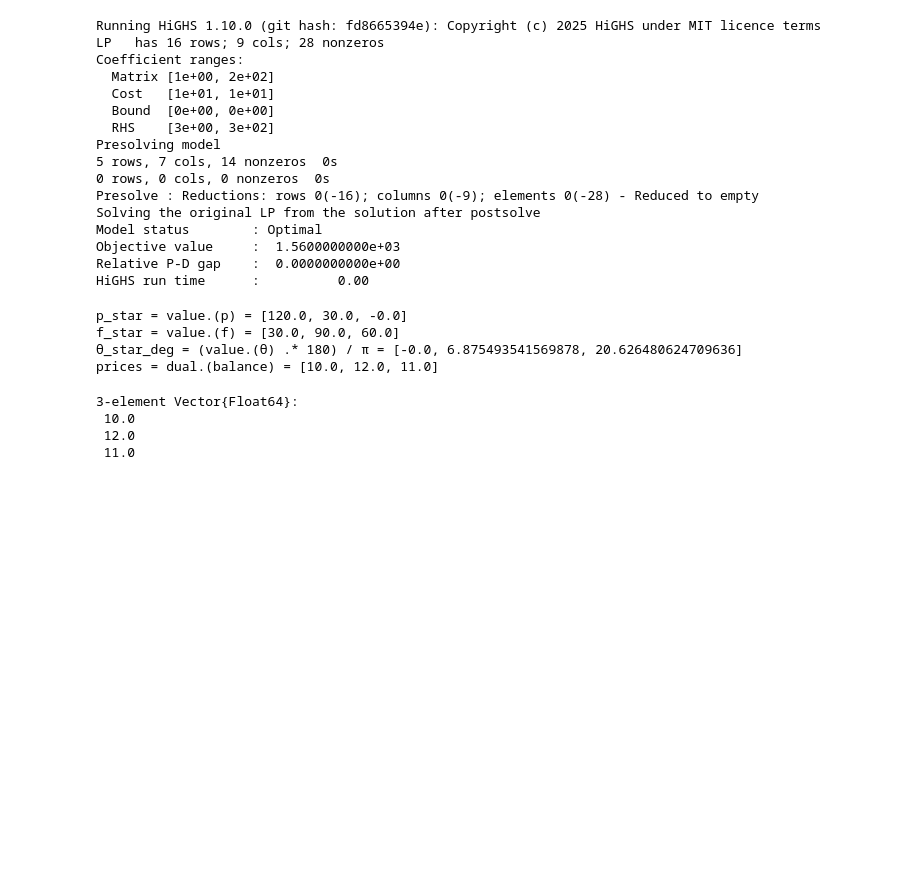
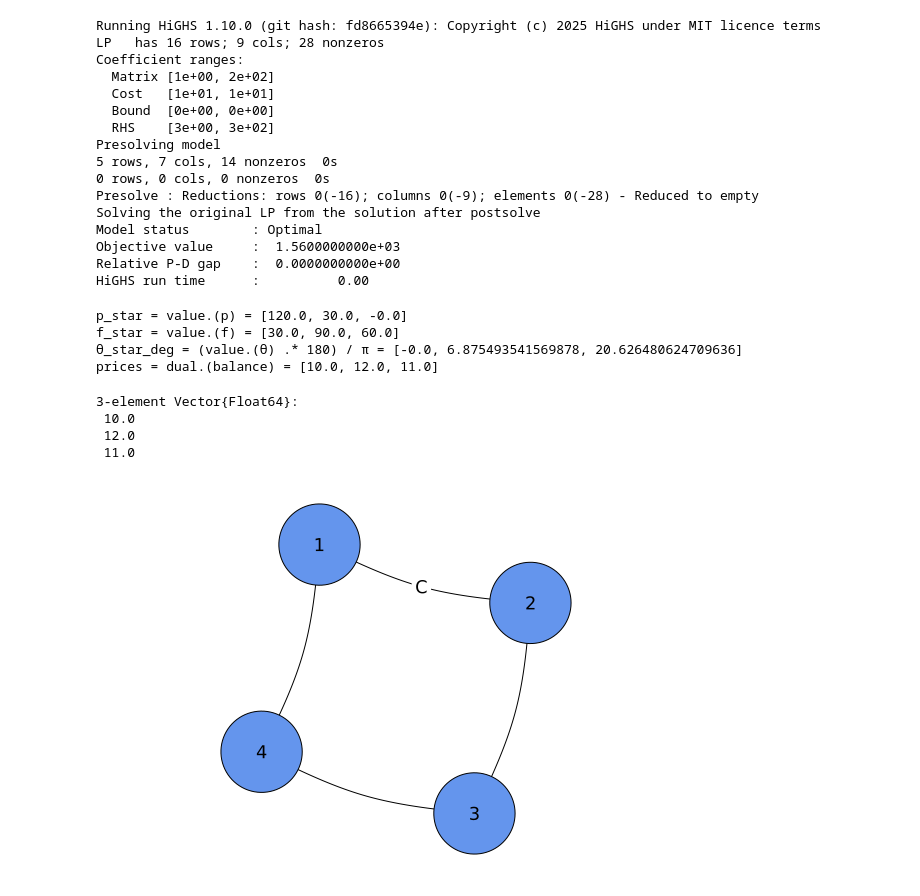
Before and after one commit to ne-pearl/sea-grid, a Jupyter notebook: notebook.ipynb, the cells around one changed output. Cells and saved outputs as stored; diff of their text form; code cells hidden in the pictures; blank space fills up the shorter version.

```diff
--- a/notebook.ipynb
+++ b/notebook.ipynb
@@ -187,3 +187,24 @@ prices = dual.(balance) = [10.0, 12.0, 11.0]
  10.0
  12.0
  11.0
+# %%
+# notebook cell 1
+using Graphs, Plots, GraphRecipes
+gr()
+
+g = Graph(4)
+add_edge!(g, 1, 2)
+add_edge!(g, 2, 3)
+add_edge!(g, 3, 4)
+add_edge!(g, 1, 4)
+
+graphplot(g;
+    names=1:nv(g),
+    edgelabel=["A", "B", "C", "D"],
+    method=:spring,
+    nodeshape=:circle,
+    nodesize=0.3,
+    nodecolor=:cornflowerblue,
+    fontsize=12)
+# %% [output]
+[figure, added]
```
